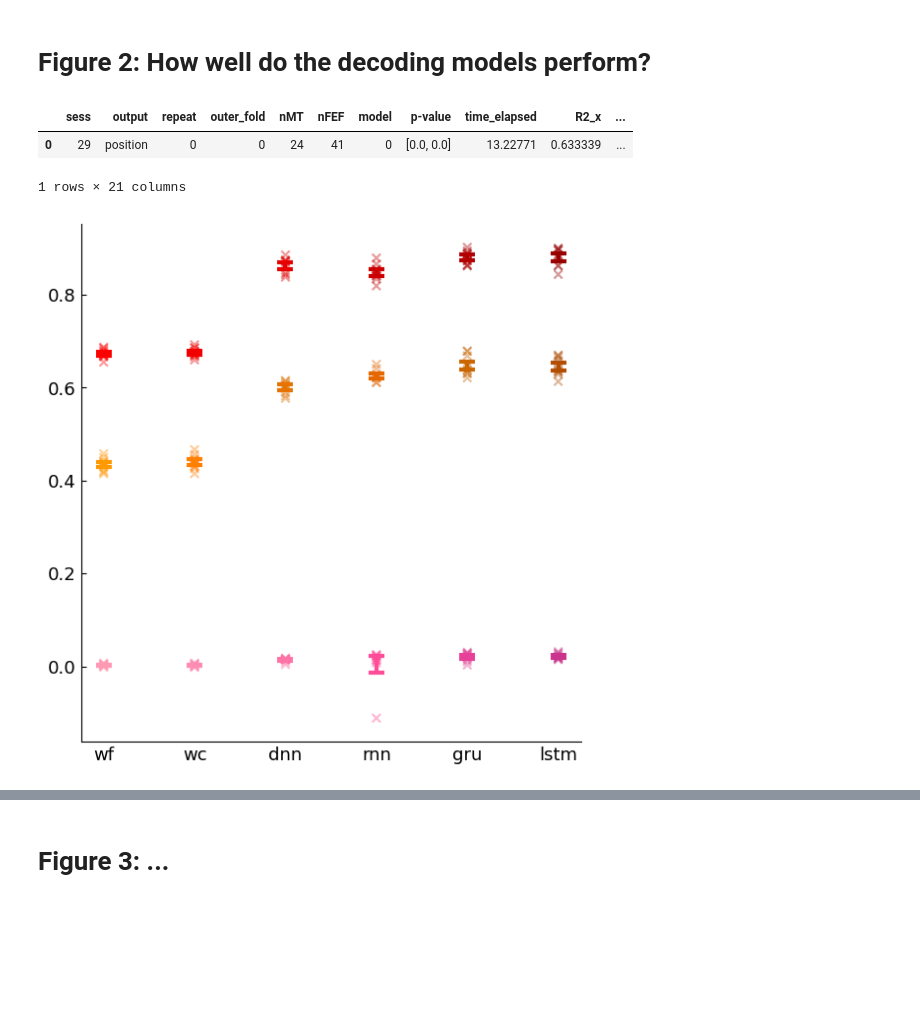
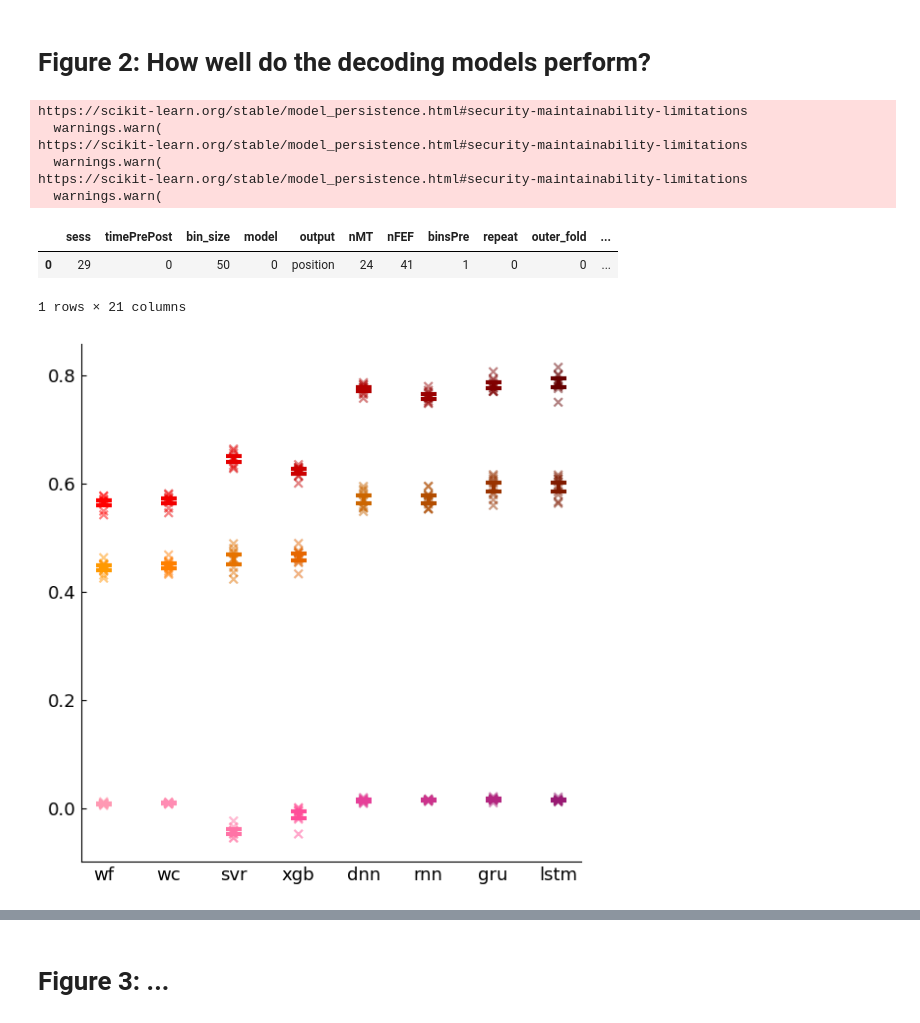
Before and after one commit to mayolabvision/NeuralDecoding, a Jupyter notebook: analyses/Manuscript_Plots.ipynb, the cells around one changed output, grey strips where cells are left out. Saved outputs shown, nothing was run; the diff lists cells and outputs as text; code cells hidden in the pictures; blank space fills up the shorter version.

Commit message:
making easier for kf and fixing outputs

```diff
--- a/analyses/Manuscript_Plots.ipynb
+++ b/analyses/Manuscript_Plots.ipynb
@@ -107,19 +103,30 @@ custom_palette = sns.color_palette("Reds", n_colors=4)
 mtfef_pal = ['forestgreen','mediumpurple']
 
 #column_names = ['sess','repeat','outer_fold','nMT','nFEF','model','R2','rho','R2_null','rho_null','time_elapsed']
-column_names = ['sess','output','repeat','outer_fold','nMT','nFEF','model','R2','time_elapsed']
-df0, conds0, yTest_all0, yTestPred_all0 = get_outputs_wTraces(data_folder+'/Figure2',["-o0-","s29"],column_names)
-df1, conds1, yTest_all1, yTestPred_all1 = get_outputs_wTraces(data_folder+'/Figure2',["-o1-","s29"],column_names)
-df2, conds2, yTest_all2, yTestPred_all2 = get_outputs_wTraces(data_folder+'/Figure2',["-o2-","s29"],column_names)
+#column_names = ['sess','output','repeat','outer_fold','nMT','nFEF','model','R2','time_elapsed']
+column_names = ['sess','timePrePost','bin_size','model','output','nMT','nFEF','binsPre','repeat','outer_fold','R2','rho','coef_dict','prms','time_elapsed']
+df0, conds0, yTest_all0, yTestPred_all0 = get_outputs_wTraces(data_folder+'/Main',["-o0-","s29"],column_names)
+df1, conds1, yTest_all1, yTestPred_all1 = get_outputs_wTraces(data_folder+'/Main',["-o1-","s29"],column_names)
+df2, conds2, yTest_all2, yTestPred_all2 = get_outputs_wTraces(data_folder+'/Main',["-o2-","s29"],column_names)
+
 
 df = pd.concat([df0,df1,df2],ignore_index=False)
-best_fold = (df0.loc[(df0['model']==4)].groupby('outer_fold')['R2_y'].mean().values).argmax()
+all_r2 = []
+for i in range(10):
+    all_r2.append(df0.loc[(df0['model']==4)].groupby('outer_fold')['R2_mn'].mean().values[i].mean())
+best_fold = np.array(all_r2).argmax()
 
 df.head(1)
 # %% [output]
+https://scikit-learn.org/stable/model_persistence.html#security-maintainability-limitations
+  warnings.warn(
+https://scikit-learn.org/stable/model_persistence.html#security-maintainability-limitations
+  warnings.warn(
+https://scikit-learn.org/stable/model_persistence.html#security-maintainability-limitations
+  warnings.warn(
-|  | sess | output | repeat | outer_fold | nMT | nFEF | model | p-value | time_elapsed | R2_x | ... |
-| 0 | 29 | position | 0 | 0 | 24 | 41 | 0 | [0.0, 0.0] | 13.22771 | 0.633339 | ... |
+|  | sess | timePrePost | bin_size | model | output | nMT | nFEF | binsPre | repeat | outer_fold | ... |
+| 0 | 29 | 0 | 50 | 0 | position | 24 | 41 | 1 | 0 | 0 | ... |
-1 rows × 21 columns
+1 rows × 21 columns
 # %%
 plt.rcParams.update({'font.size': 13})
 fig, ax = plt.subplots(1,1,figsize=(6,6))
@@ -130,47 +137,50 @@ oranges = [[1.0, 0.6, 0.0], [1.0, 0.5, 0.0], [0.9, 0.45,0.0], [0.9, 0.4, 0.0], [
 pinks = [[1.0, 0.6, 0.7], [1.0, 0.55, 0.7], [1.0, 0.45, 0.65], [1.0, 0.3, 0.6], [0.9, 0.25, 0.6], [0.8, 0.2, 0.55], [0.7, 0.15, 0.5], [0.6, 0.1, 0.45]]
 
 pal = [reds,oranges,pinks]
 
 sess = 29
-values = ['R2_y']
+values = ['R2_mn']
 outputs = ['position','velocity','acceleration']
 
 for o in range(len(outputs)):
-    wf   = (df.loc[(df['model']==0) & (df['sess']==sess) & (df['output']==outputs[o])][values]).values
-    wc   = (df.loc[(df['model']==1) & (df['sess']==sess) & (df['output']==outputs[o])][values]).values
-    dnn  = (df.loc[(df['model']==4) & (df['sess']==sess) & (df['output']==outputs[o])][values]).values
-    rnn  = (df.loc[(df['model']==5) & (df['sess']==sess) & (df['output']==outputs[o])][values]).values
-    gru  = (df.loc[(df['model']==6) & (df['sess']==sess) & (df['output']==outputs[o])][values]).values
-    lstm = (df.loc[(df['model']==7) & (df['sess']==sess) & (df['output']==outputs[o])][values]).values
+    wf   = (df.loc[(df['model']==0) & (df['sess']==sess) & (df['output']==outputs[o])]).groupby('outer_fold')[values].mean().values
+    wc   = (df.loc[(df['model']==1) & (df['sess']==sess) & (df['output']==outputs[o])]).groupby('outer_fold')[values].mean().values
+    #kf   = (df.loc[(df['model']==2) & (df['sess']==sess) & (df['output']==outputs[1])]['R2']).values
+    svr   = (df.loc[(df['model']==3) & (df['sess']==sess) & (df['output']==outputs[o])]).groupby('outer_fold')[values].mean().values
+    xgb   = (df.loc[(df['model']==4) & (df['sess']==sess) & (df['output']==outputs[o])]).groupby('outer_fold')[values].mean().values
+    dnn  = (df.loc[(df['model']==5) & (df['sess']==sess) & (df['output']==outputs[o])]).groupby('outer_fold')[values].mean().values
+    rnn  = (df.loc[(df['model']==6) & (df['sess']==sess) & (df['output']==outputs[o])]).groupby('outer_fold')[values].mean().values
+    gru  = (df.loc[(df['model']==7) & (df['sess']==sess) & (df['output']==outputs[o])]).groupby('outer_fold')[values].mean().values
+    lstm = (df.loc[(df['model']==8) & (df['sess']==sess) & (df['output']==outputs[o])]).groupby('outer_fold')[values].mean().values
 
     n=10
-    means=([np.mean(wf),np.mean(wc),np.mean(dnn),np.mean(rnn),np.mean(gru),np.mean(lstm)])
-    err=([np.std(wf)*np.sqrt(1./n+1./(n-1)),np.std(wc)*np.sqrt(1./n+1./(n-1)),np.std(dnn)*np.sqrt(1./n+1./(n-1)),np.std(rnn)*np.sqrt(1./n+1./(n-1)),np.std(gru)*np.sqrt(1./n+1./(n-1)),np.std(lstm)*np.sqrt(1./n+1./(n-1))])
+    means=([np.mean(wf),np.mean(wc),np.mean(svr),np.mean(xgb),np.mean(dnn),np.mean(rnn),np.mean(gru),np.mean(lstm)])
+    err=([np.std(wf)*np.sqrt(1./n+1./(n-1)),np.std(wc)*np.sqrt(1./n+1./(n-1)),np.std(svr)*np.sqrt(1./n+1./(n-1)),np.std(xgb)*np.sqrt(1./n+1./(n-1)),np.std(dnn)*np.sqrt(1./n+1./(n-1)),np.std(rnn)*np.sqrt(1./n+1./(n-1)),np.std(gru)*np.sqrt(1./n+1./(n-1)),np.std(lstm)*np.sqrt(1./n+1./(n-1))])
 
     ind = np.arange(len(err)) #X values for plotting
 
     for pos, y, yerr, color in zip(ind, means, err, pal[o]): #Loop through methods and plot error bars
         ax.errorbar(pos, y, yerr, lw=3, capsize=6, capthick=3, color=color, zorder=0)
 
-        ax.set_xticks([0,1,2,3,4,5])
-        ax.set_xticklabels(['wf','wc','dnn','rnn','gru','lstm'], rotation=0)
+        ax.set_xticks([0,1,2,3,4,5,6,7])
+        ax.set_xticklabels(['wf','wc','svr','xgb','dnn','rnn','gru','lstm'], rotation=0)
         ax.tick_params(direction='in',bottom=0)
         ax.spines['right'].set_color('none')
         ax.spines['top'].set_color('none')
 
-        scatter_x=np.reshape(np.transpose(np.ones((10,1))*range(6)),(60,1))
-        scatter_y=np.concatenate((wf,wc,dnn,rnn,gru,lstm),axis=0)
+        scatter_x=np.reshape(np.transpose(np.ones((10,1))*range(8)),(80,1))
+        scatter_y=np.concatenate((wf,wc,svr,xgb,dnn,rnn,gru,lstm),axis=0)
 
         colors_list=[]
         for i in scatter_x.astype(int).reshape((1,-1))[0]:
             colors_list.append(pal[o][i])
 
         ax.scatter(scatter_x,scatter_y,c=colors_list,marker='x',alpha=0.08,zorder=1)
         #ax.set_yticks([0,0.2,0.4,0.6,0.8,1.0])
 
 #fig.savefig(fig_folder+'/R2_posVelAcc.png', dpi=600, bbox_inches='tight')
 # %% [output]
-[figure, old version]
+[figure, new version]
 # %%
 plt.rcParams.update({'font.size': 13})
 fig, axes = plt.subplots(3,1,figsize=(9,6),sharex=True)#,gridspec_kw={'height_ratios': [2,2,0.3,2,2,0.3,2,2]})
```
Also changed, not shown: parts of 2 cells of this notebook, 6 other files.
